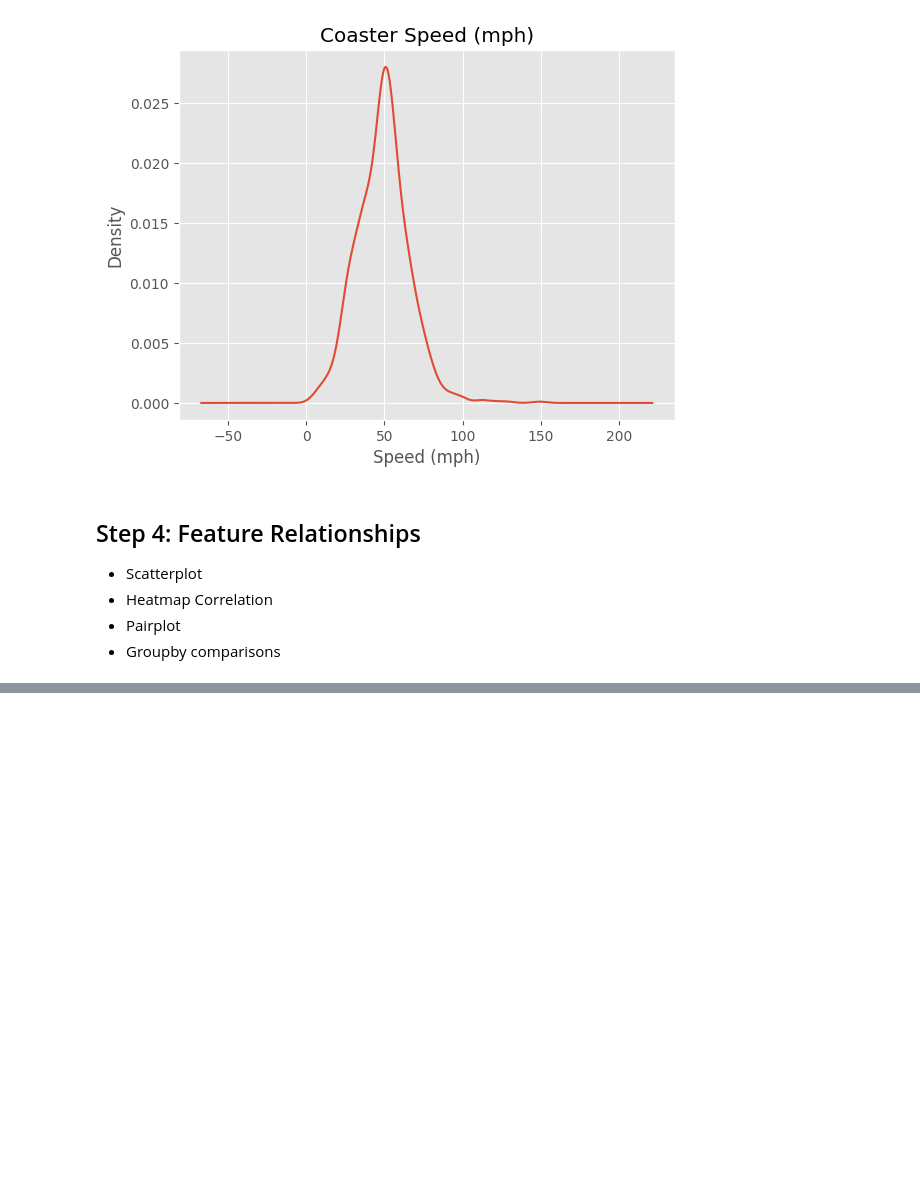
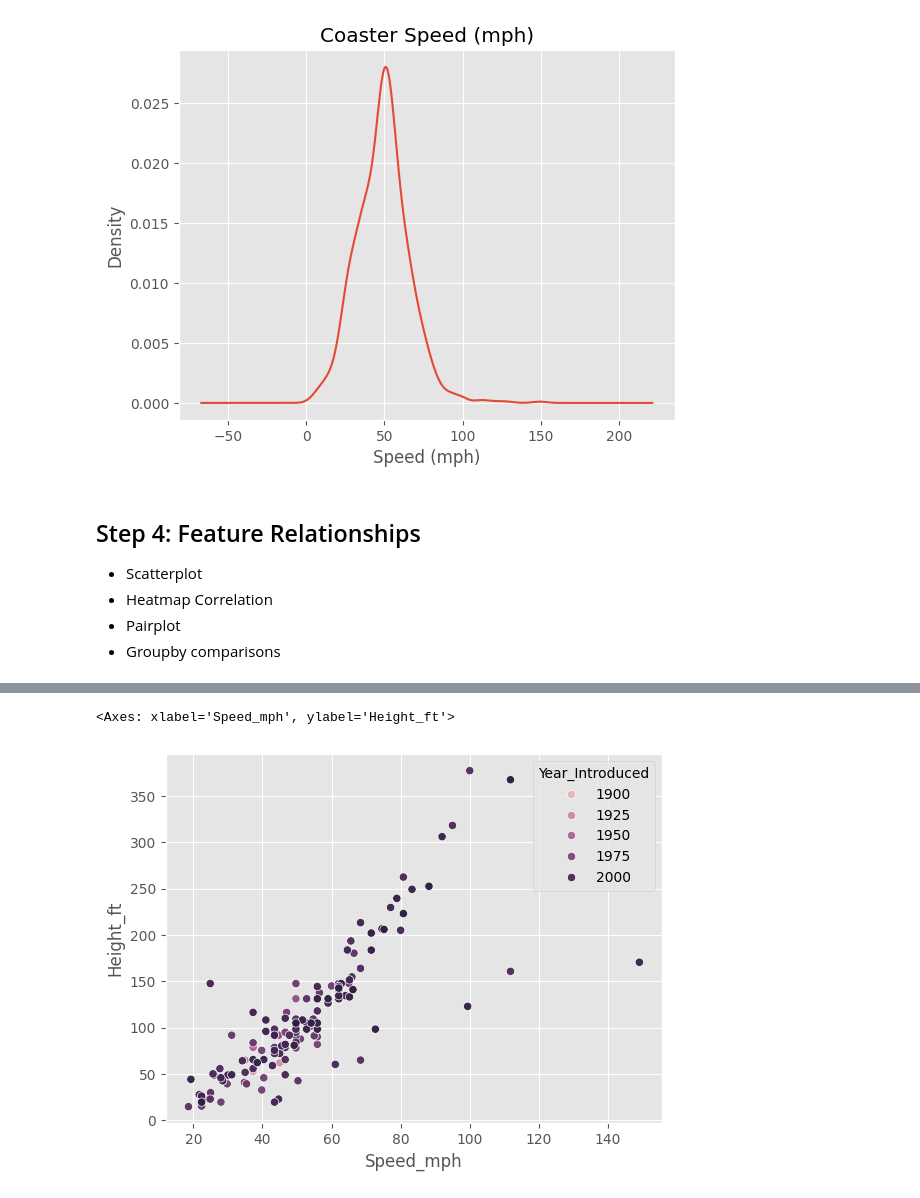
Before and after one commit to mateuslopes92/AI, a Jupyter notebook: exploratory_data_analysis/eda.ipynb, the cells around one changed output, grey strips where cells are left out. Saved outputs shown, nothing was run; the diff lists cells and outputs as text; code cells hidden in the pictures; blank space fills up the shorter version.

```diff
--- a/exploratory_data_analysis/eda.ipynb
+++ b/exploratory_data_analysis/eda.ipynb
@@ -273,0 +279,6 @@ Text(0.5, 0, 'Speed (mph)')
+# %%
+# using seaborn to plot
+sns.scatterplot(x="Speed_mph", y="Height_ft", data=df, hue="Year_Introduced") # hue will show year in colors
+# %% [output]
+<Axes: xlabel='Speed_mph', ylabel='Height_ft'>
+[figure, added]
```
Also changed, not shown: parts of 4 cells of this notebook.
